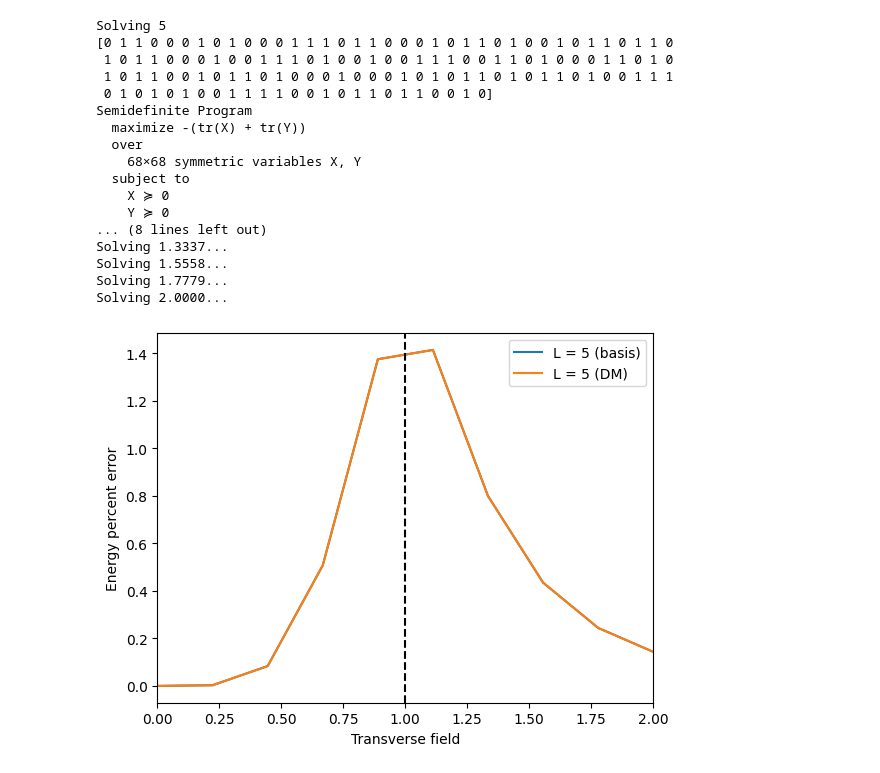
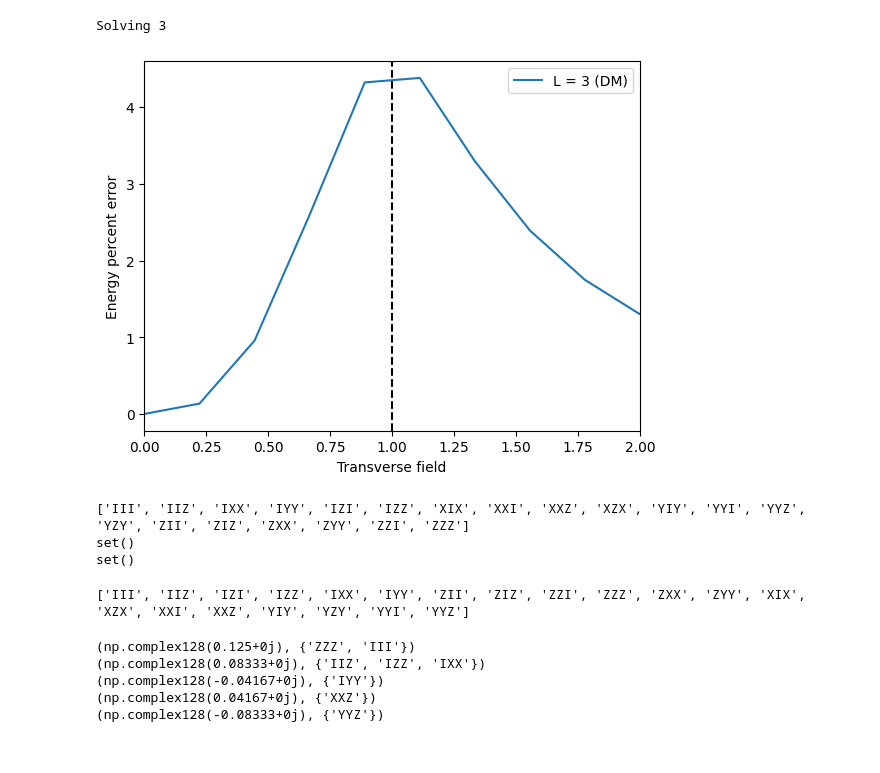
Before and after one commit to Newtech66/mtp-matrix-bootstrap, a Jupyter notebook: ising/ising-basis-reduction.ipynb, the cells around one changed output. Saved outputs shown, nothing was run; the diff lists cells and outputs as text; code cells hidden in the pictures.

```diff
--- a/ising/ising-basis-reduction.ipynb
+++ b/ising/ising-basis-reduction.ipynb
@@ -359,34 +469,18 @@ def get_energies(L, hs):
     return energies
 # %%
-Ls = [5]
+Ls = [3]
 hs = np.linspace(1e-3, 2, num=10)
 aE = analytical_energy(hs)
 for L in Ls:
     print(f'Solving {L}')
-    plt.plot(hs, 100 * np.abs(get_energies(L, hs) - aE) / aE, label=f'L = {L} (basis)')
+    # plt.plot(hs, 100 * np.abs(get_energies(L, hs) - aE) / aE, label=f'L = {L} (basis)')
     plt.plot(hs, 100 * np.abs(dm_energies(L, hs) - aE) / aE, label=f'L = {L} (DM)')
 plt.axvline(1, linestyle='--', c='black')
 plt.xlim(0,2)
 plt.ylabel('Energy percent error')
 plt.xlabel('Transverse field')
 plt.legend()
 plt.show()
 # %% [output]
-Solving 5
-[0 1 1 0 0 0 1 0 1 0 0 0 1 1 1 0 1 1 0 0 0 1 0 1 1 0 1 0 0 1 0 1 1 0 1 1 0
- 1 0 1 1 0 0 0 1 0 0 1 1 1 0 1 0 0 1 0 0 1 1 1 0 0 1 1 0 1 0 0 0 1 1 0 1 0
- 1 0 1 1 0 0 1 0 1 1 0 1 0 0 0 1 0 0 0 1 0 1 0 1 1 0 1 0 1 1 0 1 0 0 1 1 1
- 0 1 0 1 0 1 0 0 1 1 1 1 0 0 1 0 1 1 0 1 1 0 0 1 0]
-Semidefinite Program
-  maximize -(tr(X) + tr(Y))
-  over
-    68×68 symmetric variables X, Y
-  subject to
-    X ≽ 0
-    Y ≽ 0
-... (8 lines left out)
-Solving 1.3337...
-Solving 1.5558...
-Solving 1.7779...
-Solving 2.0000...
+Solving 3
-[figure, old version]
+[figure, new version]
@@ -392,0 +505,43 @@ Solving 2.0000...
+# %%
+g = [PauliString(x) for x in tfimgen(L)]
+gset = set(g)
+for a in g:
+    for b in g:
+        c = a & b
+        if c is not None and c not in gset:
+            gset.add(c)
+            g.append(c)
+# print(len(g))
+# print(SiteBasis(L, True, True).size())
+cg = [str(x) for x in rho_ps.terms.keys()]
+g = [str(x) for x in g]
+g.sort()
+cg.sort()
+print(cg)
+print(set(g) - set(cg))
+print(set(cg) - set(g))
+# %% [output]
+['III', 'IIZ', 'IXX', 'IYY', 'IZI', 'IZZ', 'XIX', 'XXI', 'XXZ', 'XZX', 'YIY', 'YYI', 'YYZ', 'YZY', 'ZII', 'ZIZ', 'ZXX', 'ZYY', 'ZZI', 'ZZZ']
+set()
+set()
+# %%
+print([str(x) for x in rho_ps.terms.keys()])
+# %% [output]
+['III', 'IIZ', 'IZI', 'IZZ', 'IXX', 'IYY', 'ZII', 'ZIZ', 'ZZI', 'ZZZ', 'ZXX', 'ZYY', 'XIX', 'XZX', 'XXI', 'XXZ', 'YIY', 'YZY', 'YYI', 'YYZ']
+# %%
+com = {}
+small_basis = SiteBasis(L, True, True)
+for pstr, weight in rho_ps.terms.items():
+    rw = np.round(weight, 5)
+    pnorm = small_basis.normalize(str(pstr))
+    if rw in com:
+        com[rw].add(pnorm)
+    else:
+        com[rw] = {pnorm}
+print(*com.items(),sep='\n')
+# %% [output]
+(np.complex128(0.125+0j), {'ZZZ', 'III'})
+(np.complex128(0.08333+0j), {'IIZ', 'IZZ', 'IXX'})
+(np.complex128(-0.04167+0j), {'IYY'})
+(np.complex128(0.04167+0j), {'XXZ'})
+(np.complex128(-0.08333+0j), {'YYZ'})
```
Also changed, not shown: parts of 27 cells of this notebook, 5 other files.
